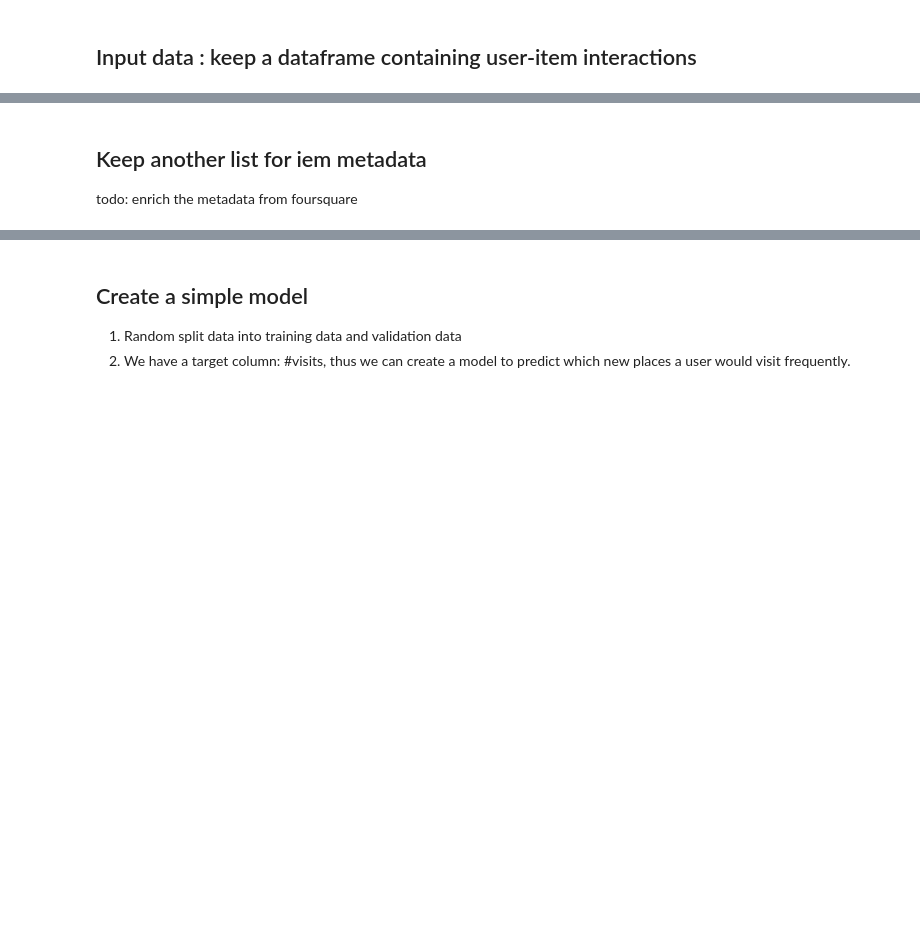
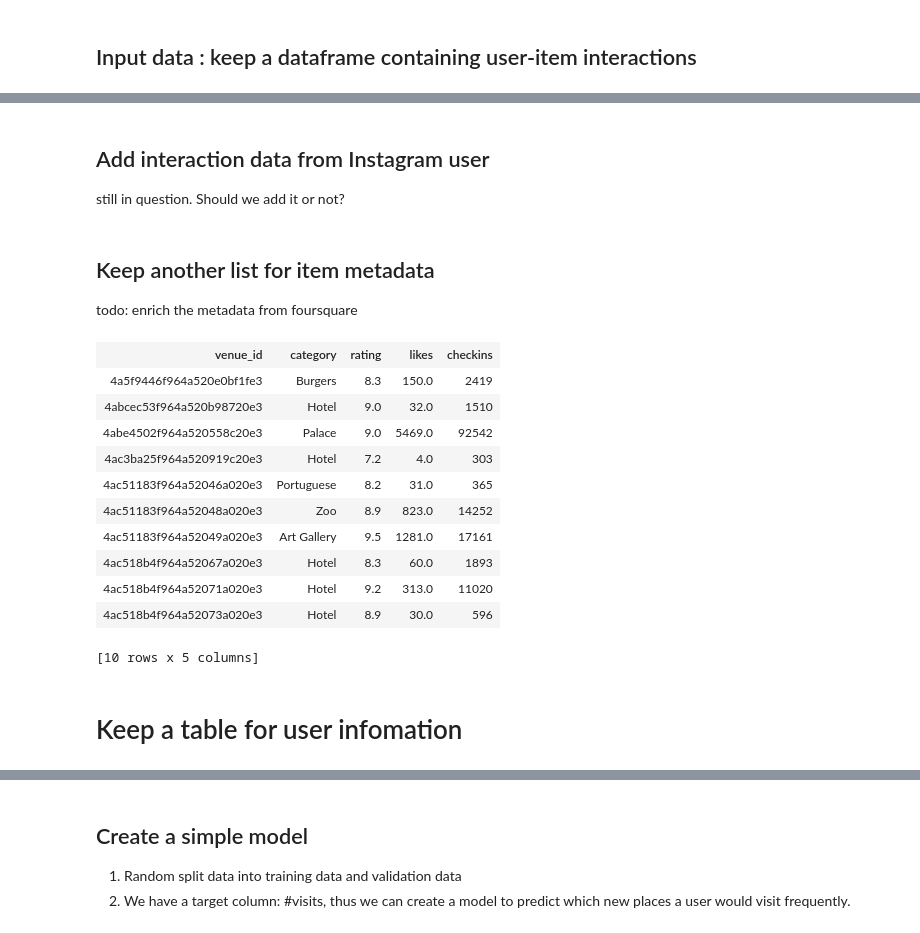
Before and after one commit to franklyd/IR_RecommendationHE, a Jupyter notebook: Recommender System/RecSys.ipynb, the cells around one changed output, grey strips where cells are left out. Cells and saved outputs as stored; diff of their text form; code cells hidden in the pictures; blank space fills up the shorter version.

```diff
--- a/Recommender System/RecSys.ipynb
+++ b/Recommender System/RecSys.ipynb
@@ -56,3 +75,6 @@ amsterdam_sf.head(5)
+# %% [markdown]
+## Add interaction data from Instagram user
+still in question. Should we add it or not?
 # %% [markdown]
-## Keep another list for iem metadata
+## Keep another list for item metadata
 todo: enrich the metadata from foursquare
@@ -60,0 +81,31 @@ todo: enrich the metadata from foursquare
+# %%
+#items = gl.SFrame.read_csv(...)
+import json
+file_path = './cleaned_london_venues_data_twitter.json'
+json_file = open(file_path)
+jsonObj = json.load(json_file)
+df = pd.DataFrame.from_dict(jsonObj,orient='index')
+df['venue_id'] = df.index
+sf = gl.SFrame(df)
+sf_cleaned = sf['venue_id','name','category','rating','likes','checkins','tags','photo']
+item_data = sf_cleaned
+item_data = item_data['venue_id','category','rating','likes','checkins']
+item_data_temp =item_data.dropna()
+mean = item_data_temp['rating'].mean()
+item_data=item_data.fillna('rating',mean)
+item_data=item_data.fillna('likes',0)
+item_data=item_data.fillna('checkins',0)
+item_data.head()
+# %% [output]
+| venue_id | category | rating | likes | checkins |
+| 4a5f9446f964a520e0bf1fe3 | Burgers | 8.3 | 150.0 | 2419 |
+| 4abcec53f964a520b98720e3 | Hotel | 9.0 | 32.0 | 1510 |
+| 4abe4502f964a520558c20e3 | Palace | 9.0 | 5469.0 | 92542 |
+| 4ac3ba25f964a520919c20e3 | Hotel | 7.2 | 4.0 | 303 |
+| 4ac51183f964a52046a020e3 | Portuguese | 8.2 | 31.0 | 365 |
+| 4ac51183f964a52048a020e3 | Zoo | 8.9 | 823.0 | 14252 |
+| 4ac51183f964a52049a020e3 | Art Gallery | 9.5 | 1281.0 | 17161 |
+| 4ac518b4f964a52067a020e3 | Hotel | 8.3 | 60.0 | 1893 |
+| 4ac518b4f964a52071a020e3 | Hotel | 9.2 | 313.0 | 11020 |
+| 4ac518b4f964a52073a020e3 | Hotel | 8.9 | 30.0 | 596 |
+[10 rows x 5 columns]
@@ -60,0 +122,2 @@ todo: enrich the metadata from foursquare
+# %% [markdown]
+# Keep a table for user infomation
```
Also changed, not shown: parts of 27 cells of this notebook, 2 other files.
